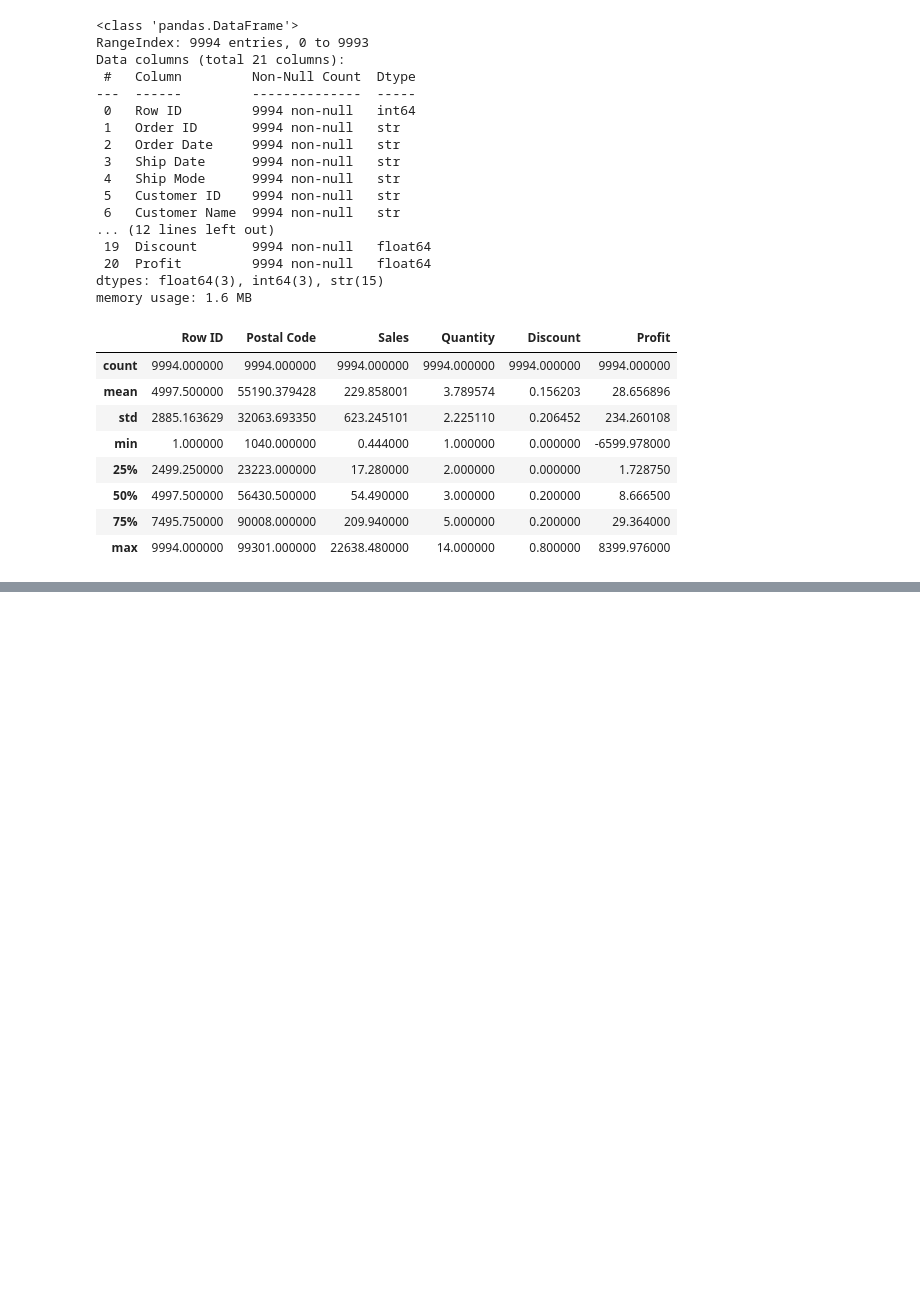
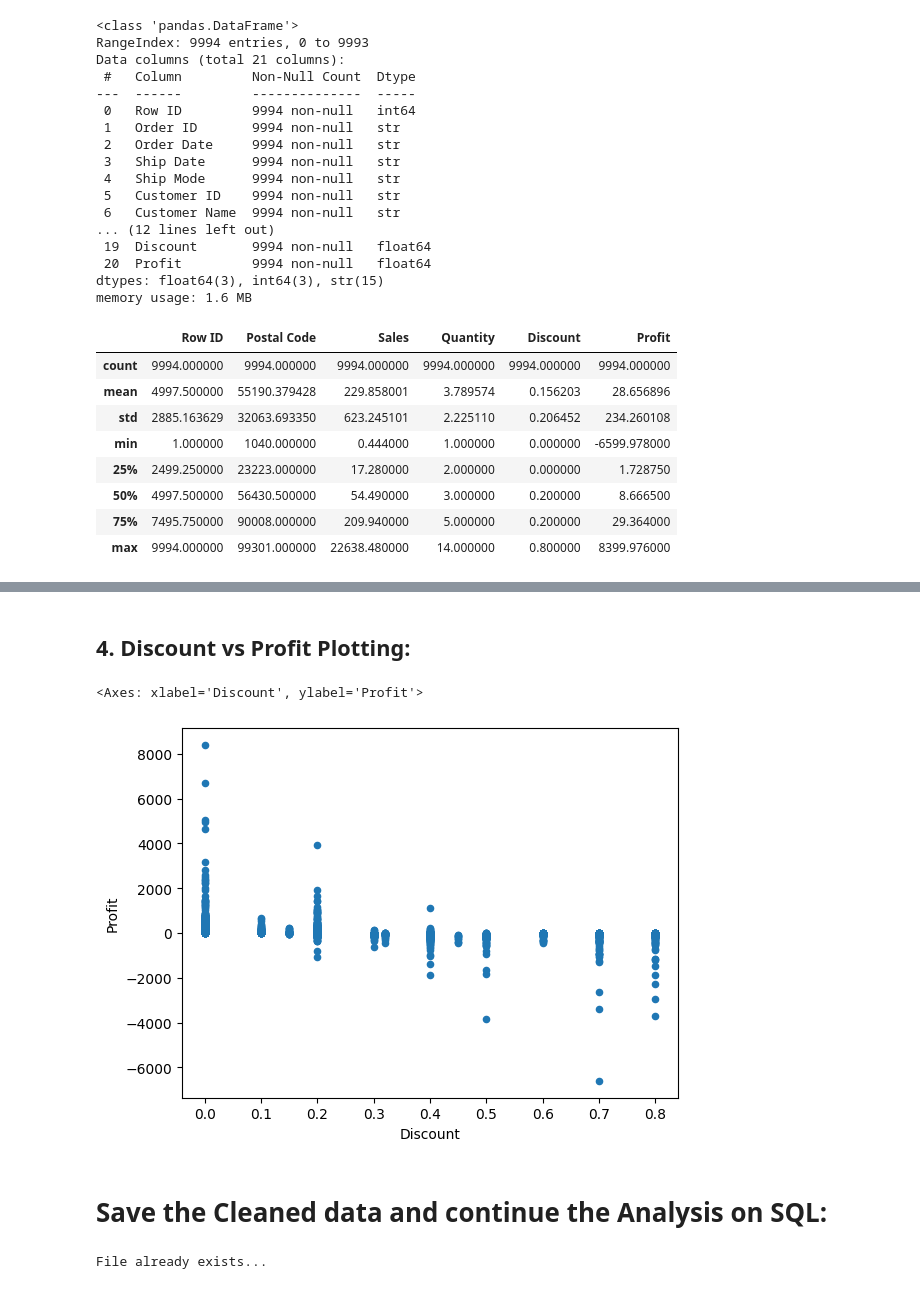
Before and after one commit to itshowrohitworks/superstore-dataset, a Jupyter notebook: notebook/data-analysis.ipynb, the cells around one changed output, grey strips where cells are left out. Saved outputs shown, nothing was run; the diff lists cells and outputs as text; code cells hidden in the pictures; blank space fills up the shorter version.

```diff
--- a/notebook/data-analysis.ipynb
+++ b/notebook/data-analysis.ipynb
@@ -53,0 +200,19 @@ df.describe()
+# %% [markdown]
+## 4. Discount vs Profit Plotting:
+# %%
+df.plot.scatter(x='Discount',y='Profit')
+# %% [output]
+<Axes: xlabel='Discount', ylabel='Profit'>
+[figure, added]
+# %% [markdown]
+# Save the Cleaned data and continue the Analysis on SQL:
+# %%
+from pathlib import Path
+file_path = Path('../data/cleaned_superstore.csv')
+if not file_path.exists():
+    print('File does not exists, creating it...')
+    df.to_csv('../data/cleaned_superstore.csv',index=False, encoding='utf-8')
+else:
+    print("File already exists...")
+# %% [output]
+File already exists...
```
Also changed, not shown: parts of 25 cells of this notebook.
